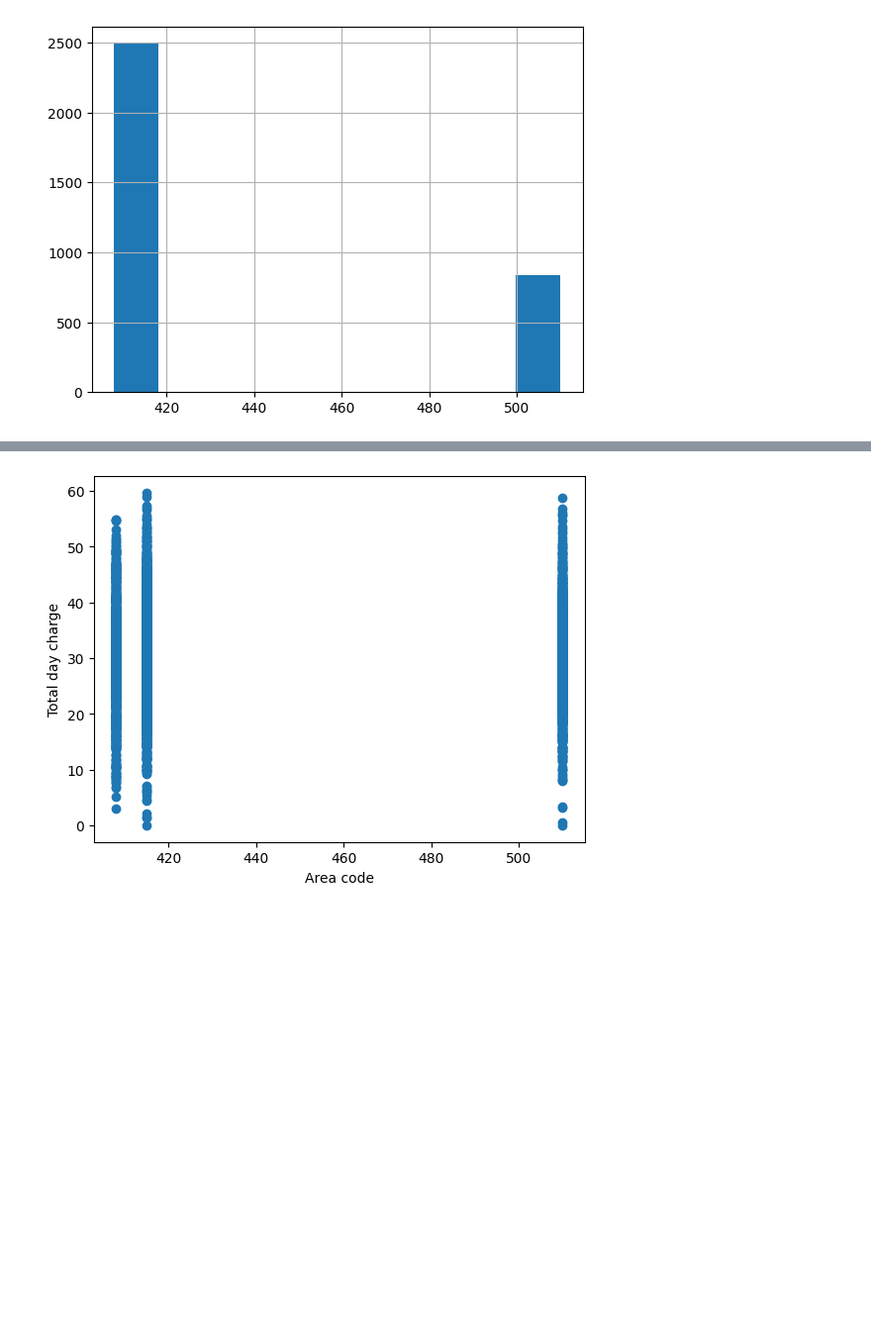
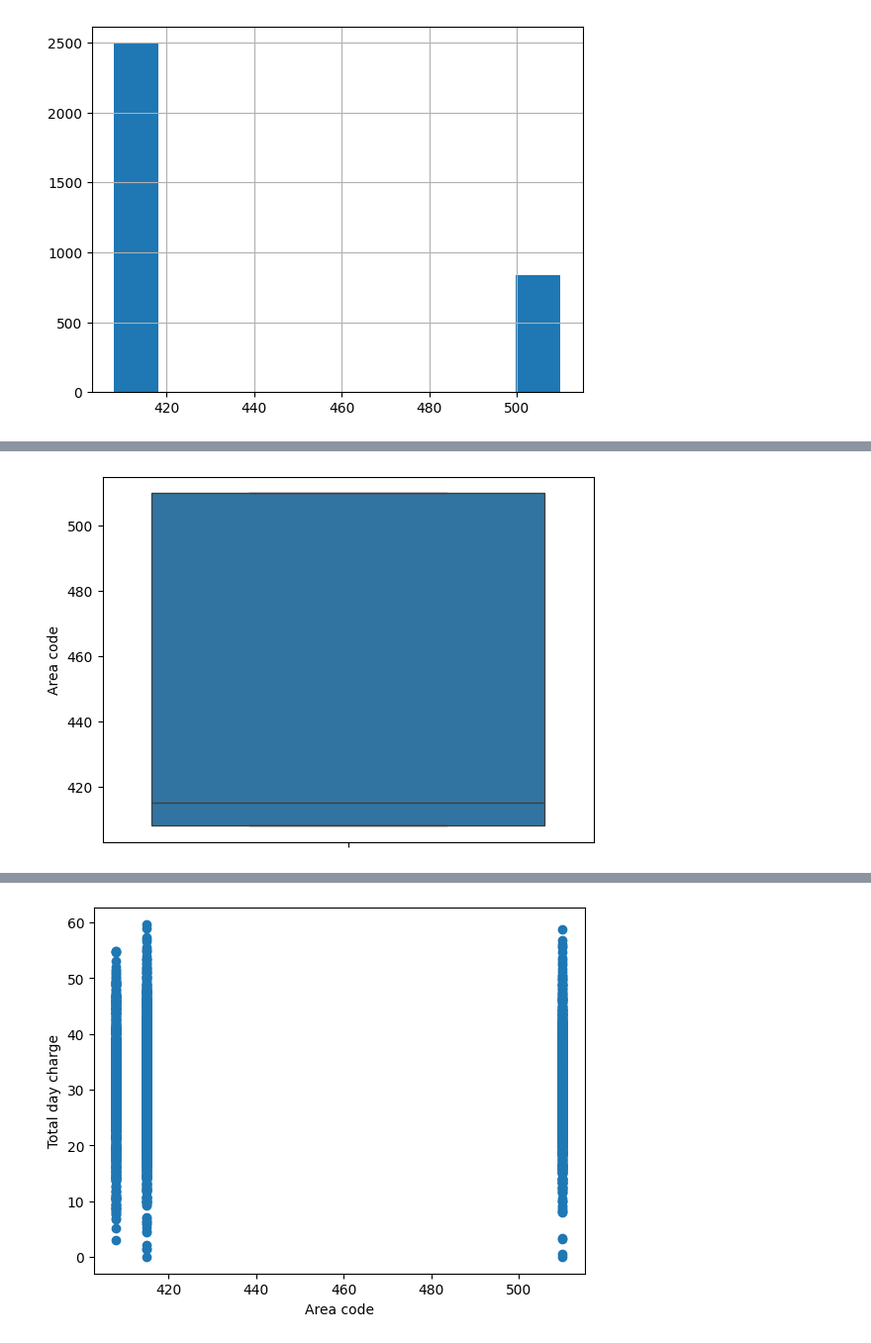
Before and after one commit to Aswathy-alien/ML, a Jupyter notebook: Week-3-Pandas-and-Seaborn_ML_in-Finance_Final-2 (1) (1).ipynb, the cells around one changed output, grey strips where cells are left out. Shown at 99% size. Cells and saved outputs as stored; diff of their text form; code cells hidden in the pictures; blank space fills up the shorter version.

```diff
--- a/Week-3-Pandas-and-Seaborn_ML_in-Finance_Final-2 (1) (1).ipynb
+++ b/Week-3-Pandas-and-Seaborn_ML_in-Finance_Final-2 (1) (1).ipynb
@@ -44,0 +56,4 @@ data['Area code'].hist();
+# %%
+sns.boxplot(data['Area code']);
+# %% [output]
+[figure, added]
```
Also changed, not shown: parts of 29 cells of this notebook, 1 other file.
